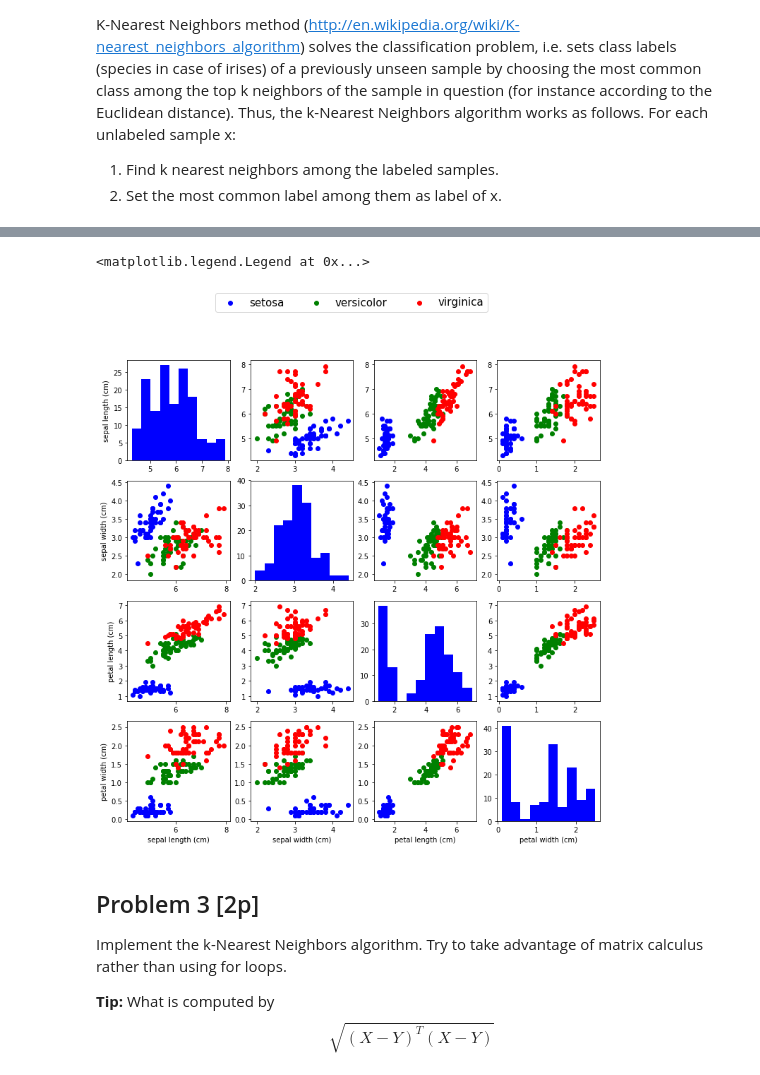
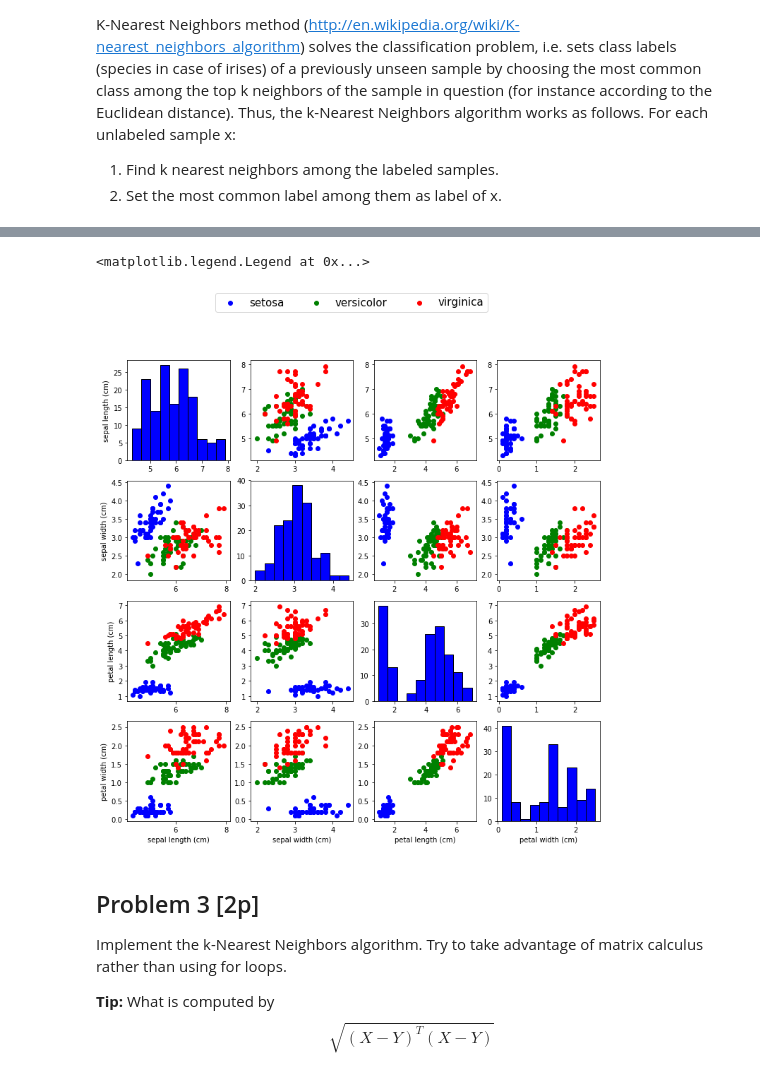
Before and after one commit to eilice/nn, a Jupyter notebook: assignment1/Assignment1.ipynb, the cells around one changed output, grey strips where cells are left out. Saved outputs shown, nothing was run; the diff lists cells and outputs as text; code cells hidden in the pictures.

```diff
--- a/assignment1/Assignment1.ipynb
+++ b/assignment1/Assignment1.ipynb
@@ -260,28 +263,28 @@ K-Nearest Neighbors method (http://en.wikipedia.org/wiki/K-nearest_neighbors_alg
 <img src="iris4x4.png"/>
 # %%
 data = [iris.data[:, iris.feature_names.index(t)] for t in iris.feature_names]
-
+# print(data)
 
 fig, axes = plt.subplots(4,4,figsize=(12,12))
 for i in range(4):
     for j in range(4):
         if i==j:
-            axes[i,j].hist(data[i], color='b')
+            axes[i,j].hist(data[i], color='b', edgecolor='black')
         else:
             for target in set(iris.target):
                 example_ids = target == iris.target
                 axes[i,j].scatter(data[j][example_ids], data[i][example_ids],
                         label=iris.target_names[target], color='bgr'[target])
         if(i==3):
             axes[i,j].set_xlabel(iris.feature_names[j])
         if(j==0):
             axes[i,j].set_ylabel(iris.feature_names[i])
 
 handles, labels = axes[1,2].get_legend_handles_labels()
 fig.legend(handles, labels, loc="upper center", ncol = 3, fontsize=15)
 # %% [output]
 <matplotlib.legend.Legend at 0x...>
-[figure, old version]
+[figure, new version]
 # %% [markdown]
 ## Problem 3 [2p]
 
```
Also changed, not shown: parts of 6 cells of this notebook.
